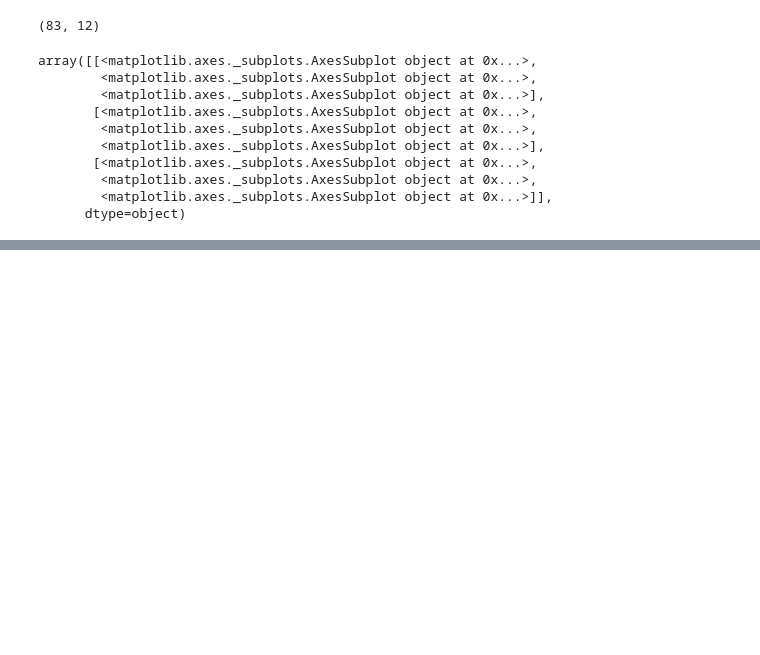
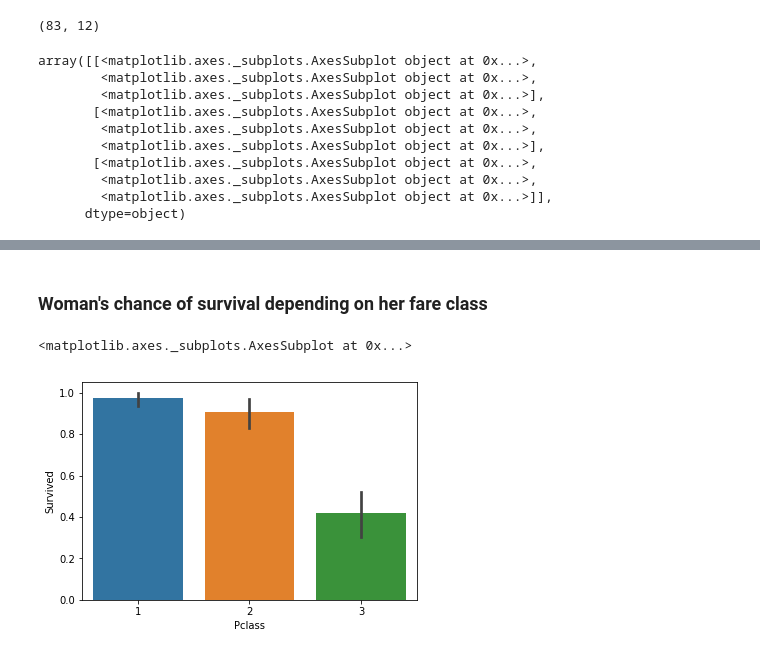
Before and after one commit to timomak/quantitative-reasoning, a Jupyter notebook: Titanic.ipynb, the cells around one changed output, grey strips where cells are left out. Cells and saved outputs as stored; diff of their text form; code cells hidden in the pictures; blank space fills up the shorter version.

```diff
--- a/Titanic.ipynb
+++ b/Titanic.ipynb
@@ -130,0 +240,9 @@ children.head()
+# %% [markdown]
+### Woman's chance of survival depending on her fare class
+# %%
+import seaborn as sns
+
+sns.barplot(x='Pclass', y='Survived', data=women)
+# %% [output]
+<matplotlib.axes._subplots.AxesSubplot at 0x...>
+[figure, added]
```
Also changed, not shown: parts of 11 cells of this notebook.
